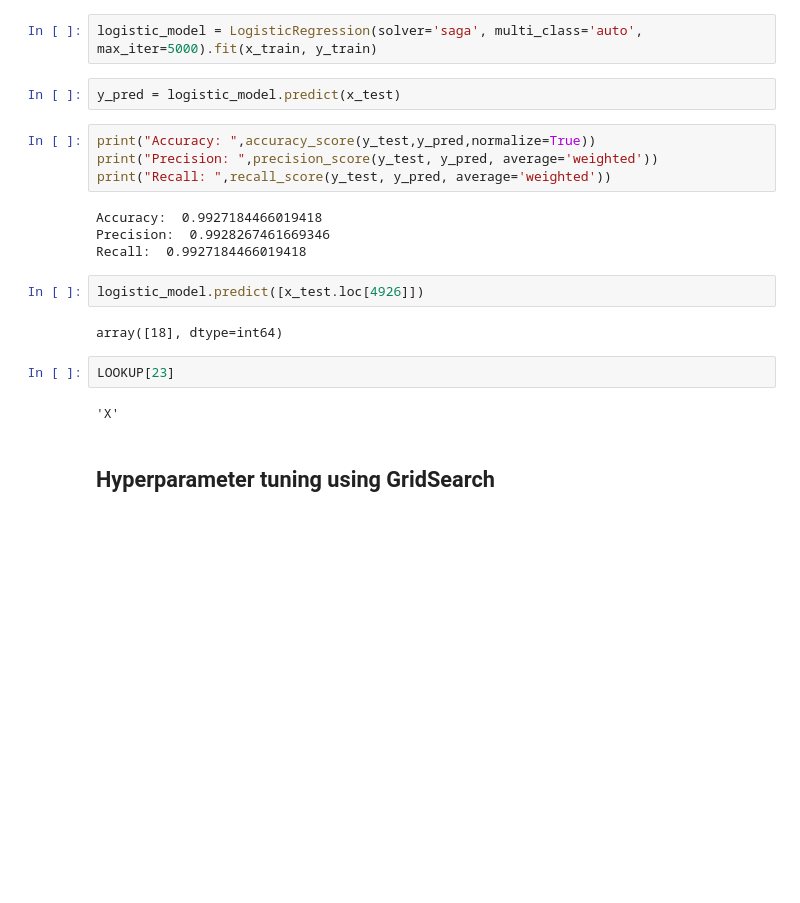
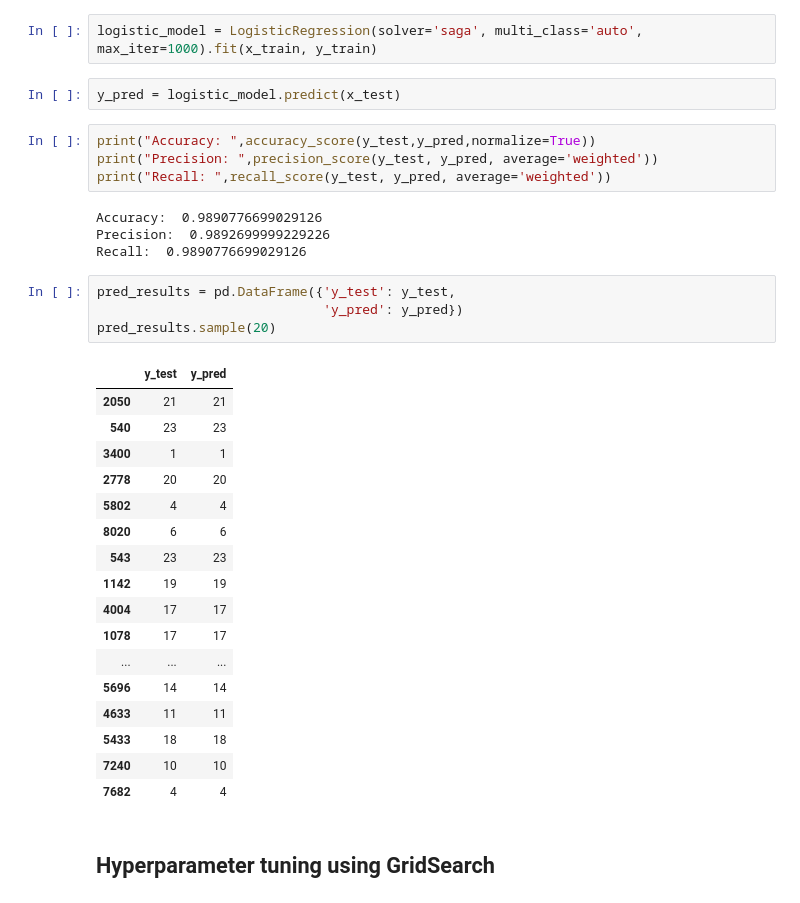
Before and after one commit to RaoulAdem/MachineLearning-It2, a Jupyter notebook: Iteration2 - Classification (SignMnist dataset).ipynb, the cells around one changed output. Saved outputs shown, nothing was run; the diff lists cells and outputs as text; blank space fills up the shorter version.

```diff
--- a/Iteration2 - Classification (SignMnist dataset).ipynb
+++ b/Iteration2 - Classification (SignMnist dataset).ipynb
@@ -148,7 +148,7 @@ x_test.shape, y_test.shape
 # %% [markdown]
 # LogisticRegression
 # %%
-logistic_model = LogisticRegression(solver='saga', multi_class='auto', max_iter=5000).fit(x_train, y_train)
+logistic_model = LogisticRegression(solver='saga', multi_class='auto', max_iter=1000).fit(x_train, y_train)
 # %%
 y_pred = logistic_model.predict(x_test)
 # %%
@@ -156,17 +156,31 @@ print("Accuracy: ",accuracy_score(y_test,y_pred,normalize=True))
 print("Precision: ",precision_score(y_test, y_pred, average='weighted'))
 print("Recall: ",recall_score(y_test, y_pred, average='weighted'))
 # %% [output]
-Accuracy:  0.9927184466019418
-Precision:  0.9928267461669346
-Recall:  0.9927184466019418
+Accuracy:  0.9890776699029126
+Precision:  0.9892699999229226
+Recall:  0.9890776699029126
-# %%
-logistic_model.predict([x_test.loc[4926]])
-# %% [output]
-array([18], dtype=int64)
-# %%
-LOOKUP[23]
-# %% [output]
-'X'
+# %%
+pred_results = pd.DataFrame({'y_test': y_test,
+                             'y_pred': y_pred})
+pred_results.sample(20)
+# %% [output]
+|  | y_test | y_pred |
+| 2050 | 21 | 21 |
+| 540 | 23 | 23 |
+| 3400 | 1 | 1 |
+| 2778 | 20 | 20 |
+| 5802 | 4 | 4 |
+| 8020 | 6 | 6 |
+| 543 | 23 | 23 |
+| 1142 | 19 | 19 |
+| 4004 | 17 | 17 |
+| 1078 | 17 | 17 |
+| ... | ... | ... |
+| 5696 | 14 | 14 |
+| 4633 | 11 | 11 |
+| 5433 | 18 | 18 |
+| 7240 | 10 | 10 |
+| 7682 | 4 | 4 |
 # %% [markdown]
 ## Hyperparameter tuning using GridSearch
 # %%
```
Also changed, not shown: parts of 9 cells of this notebook.
